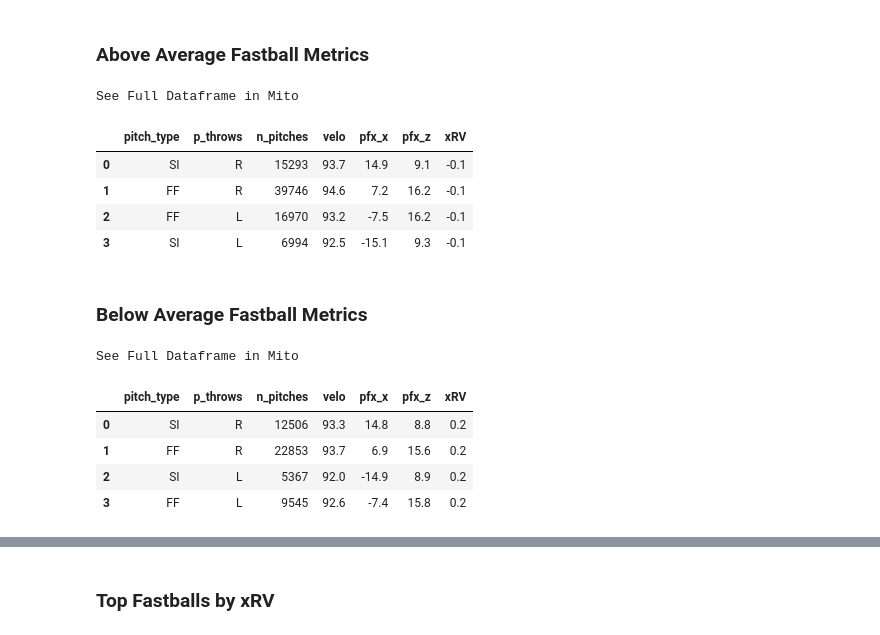
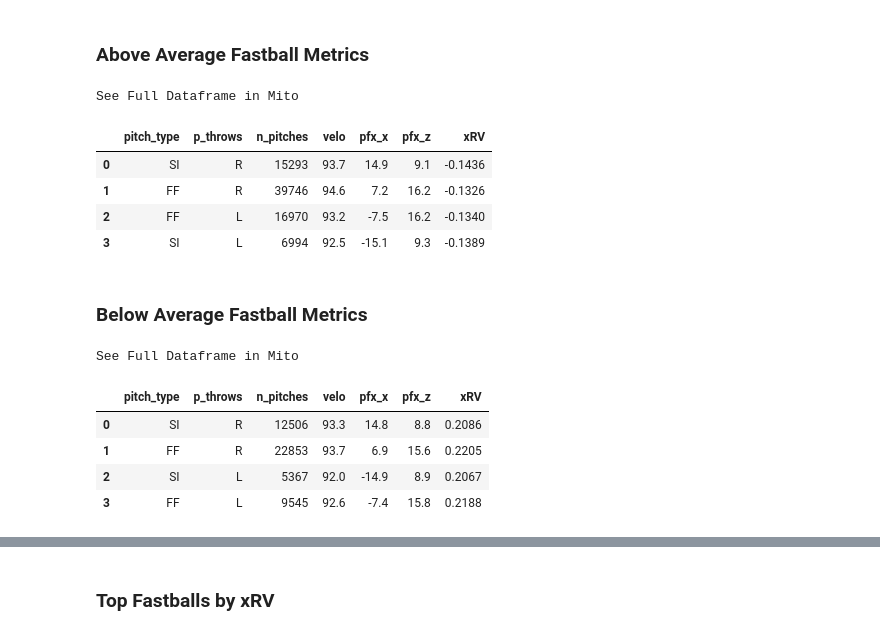
Before and after one commit to anthonyzurke/RVmodel, a Jupyter notebook: notebooks/analysis-rv.ipynb, the cells around one changed output, grey strips where cells are left out. Cells and saved outputs as stored; diff of their text form; code cells hidden in the pictures.

```diff
--- a/notebooks/analysis-rv.ipynb
+++ b/notebooks/analysis-rv.ipynb
@@ -171,29 +164,29 @@ See Full Dataframe in Mito
 # %%
 abv_rhp_fb = rhp_fb.loc[rhp_fb['xRV'] < -.05]
 abv_lhp_fb = lhp_fb.loc[lhp_fb['xRV'] < -.05]
 
 great_rhp_fb = abv_rhp_fb.groupby(['pitch_type', 'p_throws'], as_index = False,
                                 sort = False)['velo', 'pfx_x', 'pfx_z', 'xRV'].mean()
 fb_r_pitches = abv_rhp_fb.groupby(['pitch_type', 'p_throws'], as_index = False, sort = False)['n_pitches'].sum()
 abv_rhp_fb = pd.merge(great_rhp_fb, fb_r_pitches, how = 'right', on = ['pitch_type', 'p_throws'])
 
 
 great_lhp_fb = abv_lhp_fb.groupby(['pitch_type', 'p_throws'], as_index = False,
                                 sort = False)['velo', 'pfx_x', 'pfx_z', 'xRV'].mean()
 fb_l_pitches = abv_lhp_fb.groupby(['pitch_type', 'p_throws'], as_index = False, sort = False)['n_pitches'].sum()
 abv_lhp_fb = pd.merge(great_lhp_fb, fb_l_pitches, how = 'right', on = ['pitch_type', 'p_throws'])
 
 fb_abv = pd.concat([abv_rhp_fb, abv_lhp_fb], ignore_index = True)
 fb_abv.insert(2, 'n_pitches', fb_abv.pop('n_pitches'))
-fb_abv = fb_abv.round(1)
-fb_abv.head()
+fb_abv.round({'velo': 1, 'pfx_x': 1, 'pfx_z': 1, 'xRV': 4}).head()
+#fb_abv.head()
 # %% [output]
 See Full Dataframe in Mito
 |  | pitch_type | p_throws | n_pitches | velo | pfx_x | pfx_z | xRV |
-| 0 | SI | R | 15293 | 93.7 | 14.9 | 9.1 | -0.1 |
-| 1 | FF | R | 39746 | 94.6 | 7.2 | 16.2 | -0.1 |
-| 2 | FF | L | 16970 | 93.2 | -7.5 | 16.2 | -0.1 |
-| 3 | SI | L | 6994 | 92.5 | -15.1 | 9.3 | -0.1 |
+| 0 | SI | R | 15293 | 93.7 | 14.9 | 9.1 | -0.1436 |
+| 1 | FF | R | 39746 | 94.6 | 7.2 | 16.2 | -0.1326 |
+| 2 | FF | L | 16970 | 93.2 | -7.5 | 16.2 | -0.1340 |
+| 3 | SI | L | 6994 | 92.5 | -15.1 | 9.3 | -0.1389 |
 # %% [markdown]
 ### Below Average Fastball Metrics
 # %%
@@ -213,12 +206,12 @@ blw_lhp_fb = pd.merge(great_lhp_fb, fb_l_pitches, how = 'right', on = ['pitch_ty
 
 fb_blw = pd.concat([blw_rhp_fb, blw_lhp_fb], ignore_index = True)
 fb_blw.insert(2, 'n_pitches', fb_blw.pop('n_pitches'))
-fb_blw = fb_blw.round(1)
-fb_blw.head()
+fb_blw.round({'velo': 1, 'pfx_x': 1, 'pfx_z': 1, 'xRV': 4}).head()
+#fb_blw.head()
 # %% [output]
 See Full Dataframe in Mito
 |  | pitch_type | p_throws | n_pitches | velo | pfx_x | pfx_z | xRV |
-| 0 | SI | R | 12506 | 93.3 | 14.8 | 8.8 | 0.2 |
-| 1 | FF | R | 22853 | 93.7 | 6.9 | 15.6 | 0.2 |
-| 2 | SI | L | 5367 | 92.0 | -14.9 | 8.9 | 0.2 |
-| 3 | FF | L | 9545 | 92.6 | -7.4 | 15.8 | 0.2 |
+| 0 | SI | R | 12506 | 93.3 | 14.8 | 8.8 | 0.2086 |
+| 1 | FF | R | 22853 | 93.7 | 6.9 | 15.6 | 0.2205 |
+| 2 | SI | L | 5367 | 92.0 | -14.9 | 8.9 | 0.2067 |
+| 3 | FF | L | 9545 | 92.6 | -7.4 | 15.8 | 0.2188 |
```
Also changed, not shown: parts of 5 cells of this notebook, 3 other files.
